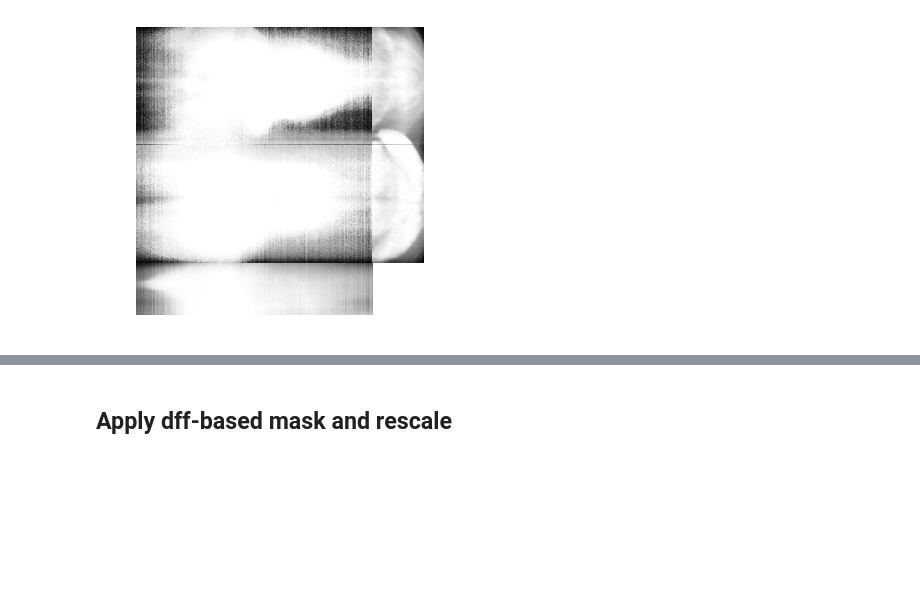
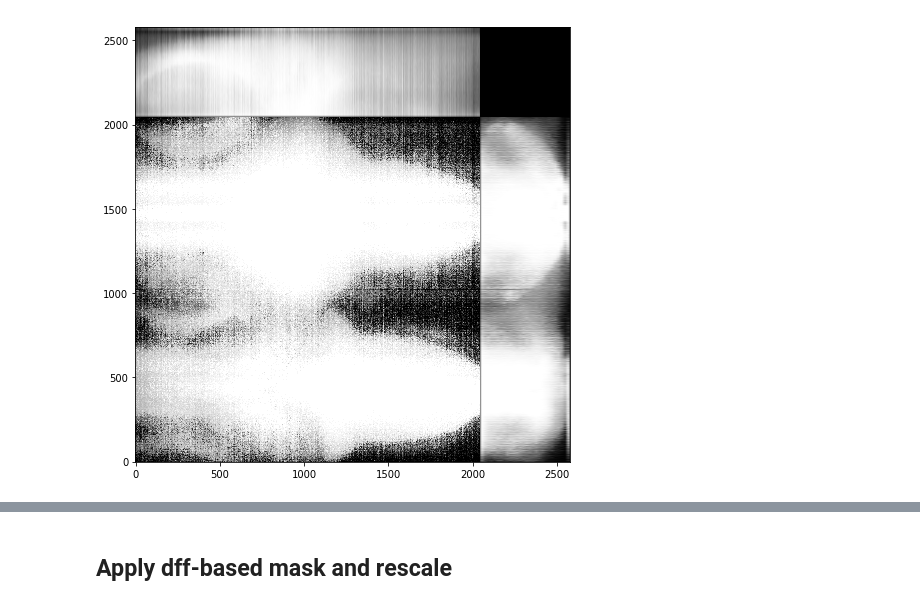
Before and after one commit to Yumuu/ngm, a Jupyter notebook: notebooks/save-projections.ipynb, the cells around one changed output, grey strips where cells are left out. Cells and saved outputs as stored; diff of their text form; code cells hidden in the pictures; blank space fills up the shorter version.

```diff
--- a/notebooks/save-projections.ipynb
+++ b/notebooks/save-projections.ipynb
@@ -87,9 +102,9 @@ if bidirectional_stack:
     ims = ims.map(rearrange_bidirectional_stack)
 # %%
 %%time
-do_registration = False
+do_registration = True
 
-if not exists(paths['reg']):
+if not exists(paths['reg'] + 'anat_reference.tif'):
     ref_range = (len(fnames) // 2) + np.arange(-5,5)
     ref = td.images.fromlist(np.array(fnames)[ref_range], accessor=load_image)
     ref = ref.median_filter(size=(1,3,3)).mean().toarray().astype('uint16')
@@ -100,11 +115,11 @@ if not exists(paths['reg']):
     # save reference image to disk
     from skimage.io import imsave
 
-    makedirs(paths['reg'])
+    #makedirs(paths['reg'])
     imsave(paths['reg'] + 'anat_reference.tif', ref, compress=1)
 else:
     from skimage.io import imread
-    ref = imread(paths['reg'] + 'anat_reference.tif')
+    ref = imread(paths['reg'] + 'anat_reference.tif').astype('float32')
 
 try:
     affs = np.load(paths['reg'] + 'regparams_affine.npy')
@@ -145,10 +160,10 @@ axs[1].legend()
 # %%
-from fish.image.vol import proj_plot
+fig, axs = plt.subplots(figsize=(8,8))
 fill_val = np.median(background_im)
 mask = ref > fill_val
-proj_plot(mask, np.mean, aspect=aspect);
+axs.imshow(proj_fuse(mask, np.mean, aspect=aspect), origin='lower', cmap='gray');
 # %% [output]
-[figure, old version]
+[figure, new version]
 # %%
 from scipy.ndimage.interpolation import shift
 
```
Also changed, not shown: parts of 12 cells of this notebook, 18 other files.
